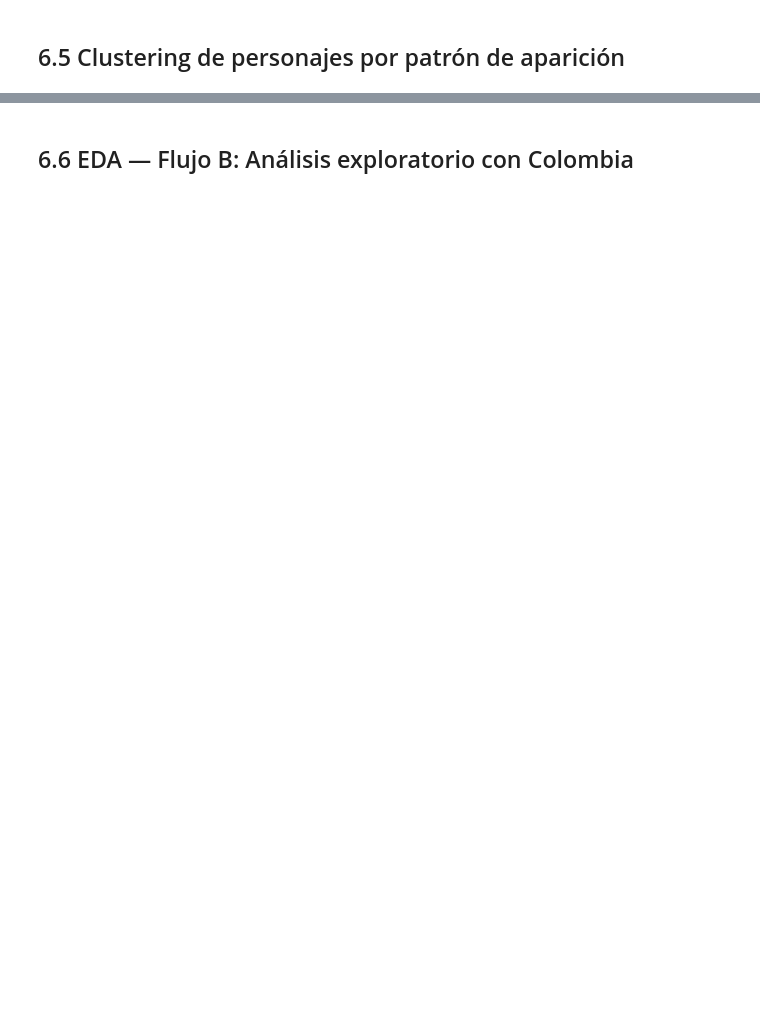
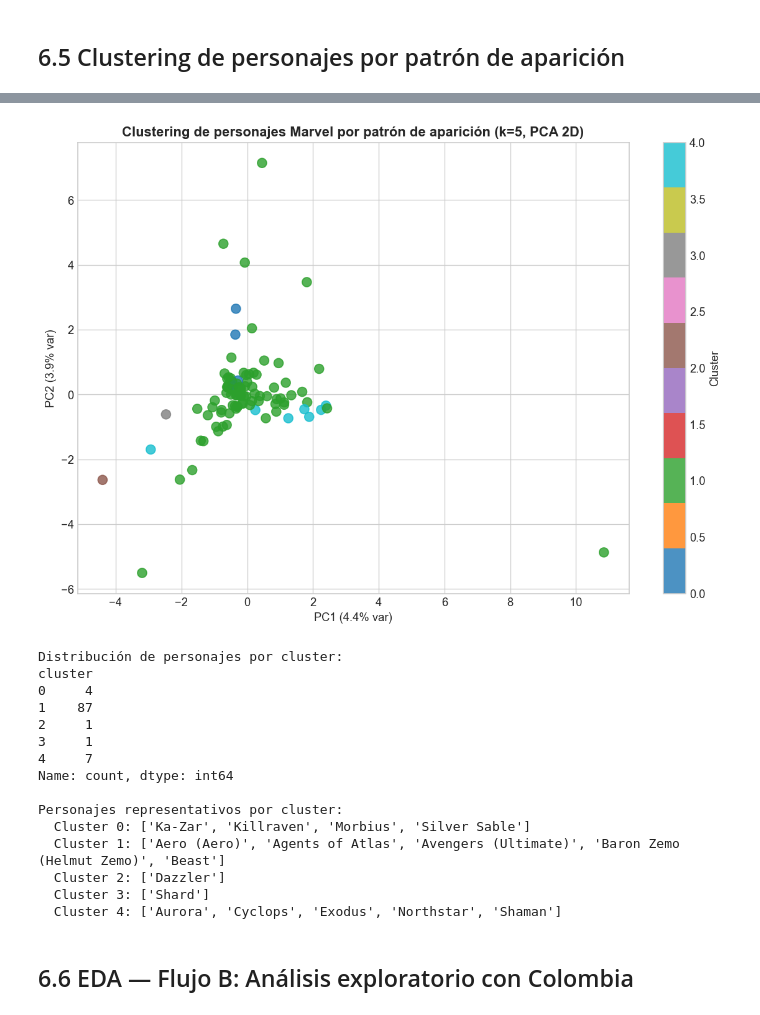
Before and after one commit to Ju4nCruzR/ProyectoFinal_MarvelBabyNames, a Jupyter notebook: notebooks/entrega2_preprocesamiento_eda.ipynb, the cells around one changed output, grey strips where cells are left out. Drawn from its saved outputs; the diff is of its cells as text; code cells hidden in the pictures; blank space fills up the shorter version.

```diff
--- a/notebooks/entrega2_preprocesamiento_eda.ipynb
+++ b/notebooks/entrega2_preprocesamiento_eda.ipynb
@@ -492,34 +717,60 @@ print(f'k óptimo según silhouette: {k_optimo}')
 # %%
-# Aplicar K-Means con k óptimo
+# Forzamos k=5 basado en los arquetipos teóricos definidos en la metodología:
+# (1) alta frecuencia sostenida, (2) picos puntuales, (3) declive progresivo,
+# (4) emergentes recientes, (5) apariciones esporádicas
+k_optimo = 5
+
 km_final = KMeans(n_clusters=k_optimo, random_state=42, n_init=10)
 pivot['cluster'] = km_final.fit_predict(X_scaled)
 
 # Reducción PCA para visualización 2D
 pca = PCA(n_components=2)
 X_pca = pca.fit_transform(X_scaled)
 
 fig, ax = plt.subplots(figsize=(10, 7))
 scatter = ax.scatter(X_pca[:, 0], X_pca[:, 1],
                      c=pivot['cluster'], cmap='tab10', s=80, alpha=0.8)
 
-# Anotar algunos personajes conocidos
 known = ['Wolverine', 'Spider-Man', 'Thor', 'Iron Man', 'Captain America', 'Hulk']
 for char in known:
     if char in pivot.index:
         idx = list(pivot.index).index(char)
         ax.annotate(char, (X_pca[idx, 0], X_pca[idx, 1]),
                     fontsize=8, ha='right', alpha=0.9)
 
 plt.colorbar(scatter, ax=ax, label='Cluster')
 ax.set_xlabel(f'PC1 ({pca.explained_variance_ratio_[0]*100:.1f}% var)')
 ax.set_ylabel(f'PC2 ({pca.explained_variance_ratio_[1]*100:.1f}% var)')
-ax.set_title('Clustering de personajes Marvel por patrón de aparición (PCA 2D)', fontweight='bold')
+ax.set_title('Clustering de personajes Marvel por patrón de aparición (k=5, PCA 2D)', fontweight='bold')
 plt.tight_layout()
 plt.savefig(os.path.join(DATA_PROC, 'fig10_clustering_pca.png'), dpi=150)
 plt.show()
 
 print('\nDistribución de personajes por cluster:')
 print(pivot['cluster'].value_counts().sort_index())
+
+# Mostrar personajes representativos de cada cluster
+print('\nPersonajes representativos por cluster:')
+for c in range(k_optimo):
+    chars = pivot[pivot['cluster'] == c].index.tolist()[:5]
+    print(f'  Cluster {c}: {chars}')
+# %% [output]
+[figure, added]
+Distribución de personajes por cluster:
+cluster
+0     4
+1    87
+2     1
+3     1
+4     7
+Name: count, dtype: int64
+
+Personajes representativos por cluster:
+  Cluster 0: ['Ka-Zar', 'Killraven', 'Morbius', 'Silver Sable']
+  Cluster 1: ['Aero (Aero)', 'Agents of Atlas', 'Avengers (Ultimate)', 'Baron Zemo (Helmut Zemo)', 'Beast']
+  Cluster 2: ['Dazzler']
+  Cluster 3: ['Shard']
+  Cluster 4: ['Aurora', 'Cyclops', 'Exodus', 'Northstar', 'Shaman']
 # %% [markdown]
 ## 6.6 EDA — Flujo B: Análisis exploratorio con Colombia
 # %%
```
Also changed, not shown: parts of 34 cells of this notebook, 1 other file.
